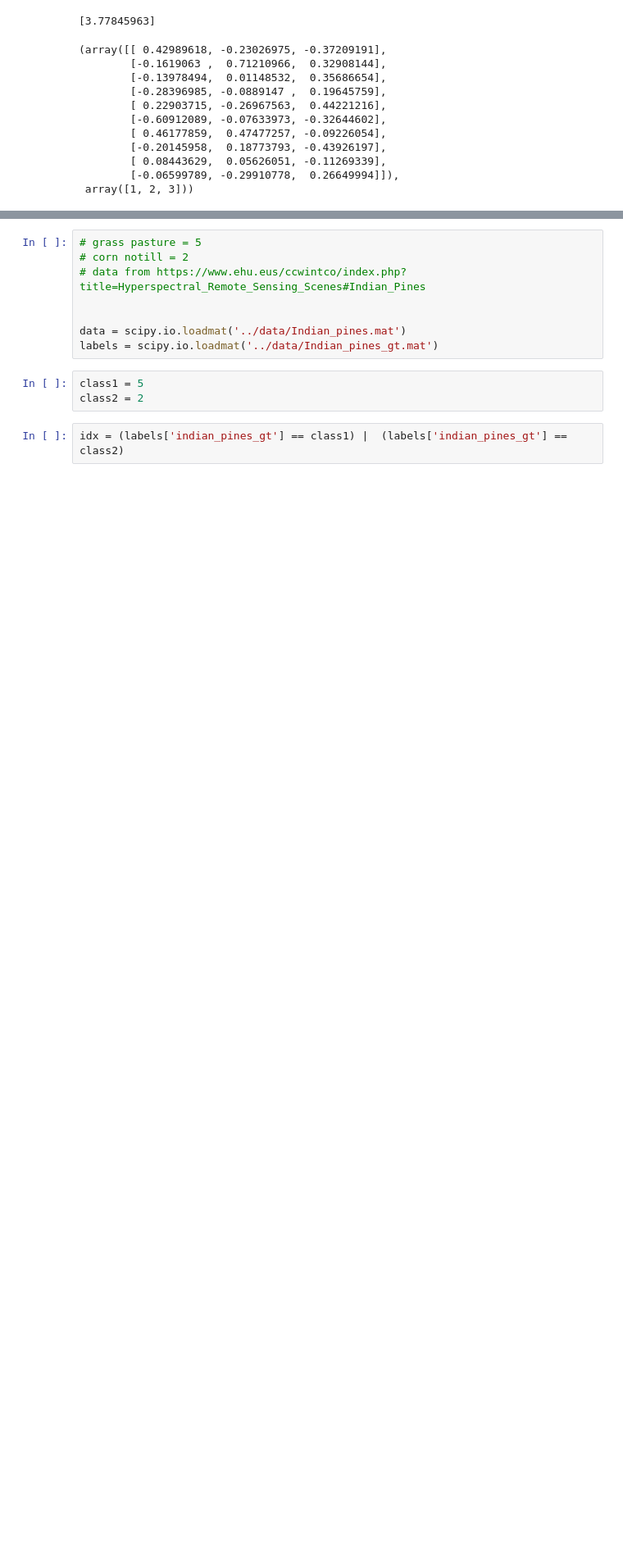
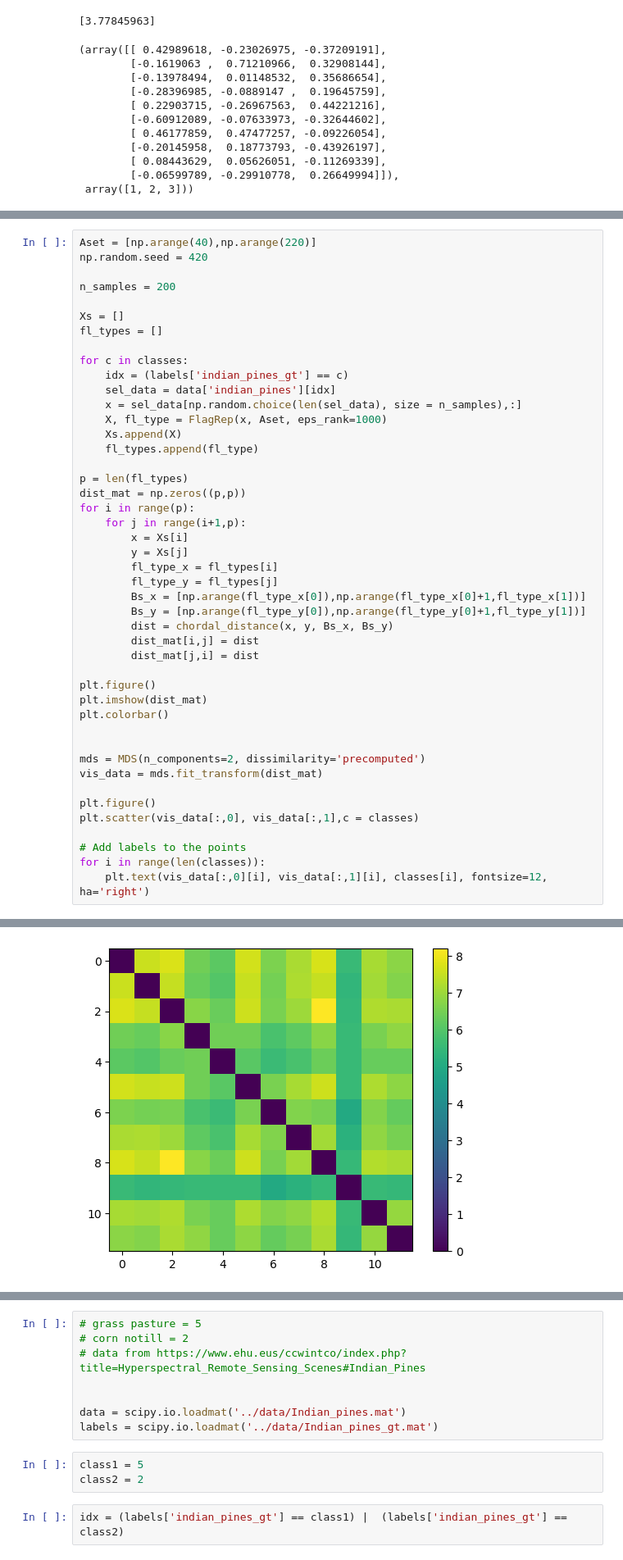
Before and after one commit to tolgabirdal/FlagManifoldsV3, a Jupyter notebook: python/scratch.ipynb, the cells around one changed output, grey strips where cells are left out. Shown at 82% size. Drawn from its saved outputs; the diff is of its cells as text; blank space fills up the shorter version.

Commit message:
another indian pines idea

```diff
--- a/python/scratch.ipynb
+++ b/python/scratch.ipynb
@@ -55,0 +66,46 @@ FlagRep(D, Aset)
+# %%
+Aset = [np.arange(40),np.arange(220)]
+np.random.seed = 420
+
+n_samples = 200
+
+Xs = []
+fl_types = []
+
+for c in classes:
+    idx = (labels['indian_pines_gt'] == c)
+    sel_data = data['indian_pines'][idx]
+    x = sel_data[np.random.choice(len(sel_data), size = n_samples),:]
+    X, fl_type = FlagRep(x, Aset, eps_rank=1000)
+    Xs.append(X)
+    fl_types.append(fl_type)
+
+p = len(fl_types)
+dist_mat = np.zeros((p,p))
+for i in range(p):
+    for j in range(i+1,p):
+        x = Xs[i]
+        y = Xs[j]
+        fl_type_x = fl_types[i]
+        fl_type_y = fl_types[j]
+        Bs_x = [np.arange(fl_type_x[0]),np.arange(fl_type_x[0]+1,fl_type_x[1])]
+        Bs_y = [np.arange(fl_type_y[0]),np.arange(fl_type_y[0]+1,fl_type_y[1])]
+        dist = chordal_distance(x, y, Bs_x, Bs_y)
+        dist_mat[i,j] = dist
+        dist_mat[j,i] = dist
+
+plt.figure()
+plt.imshow(dist_mat)
+plt.colorbar()
+
+
+mds = MDS(n_components=2, dissimilarity='precomputed')
+vis_data = mds.fit_transform(dist_mat)
+
+plt.figure()
+plt.scatter(vis_data[:,0], vis_data[:,1],c = classes)
+
+# Add labels to the points
+for i in range(len(classes)):
+    plt.text(vis_data[:,0][i], vis_data[:,1][i], classes[i], fontsize=12, ha='right')
+# %% [output]
@@ -55,0 +129 @@ FlagRep(D, Aset)
+[figure, added]
```
Also changed, not shown: parts of 13 cells of this notebook, 1 other file.
